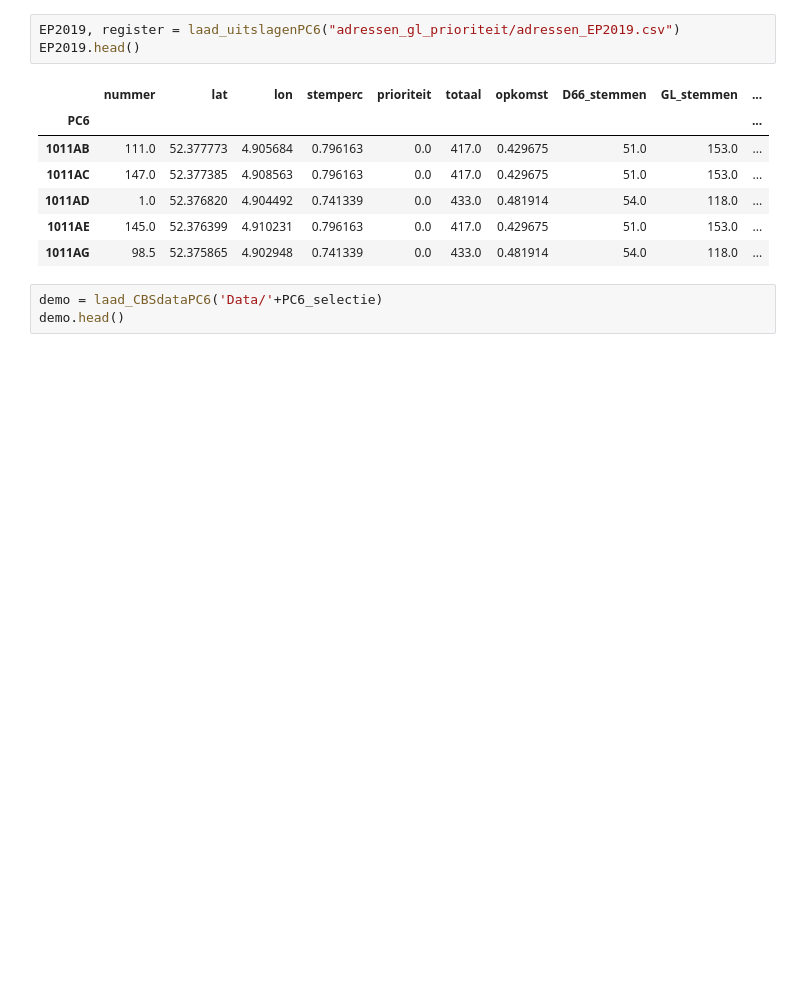
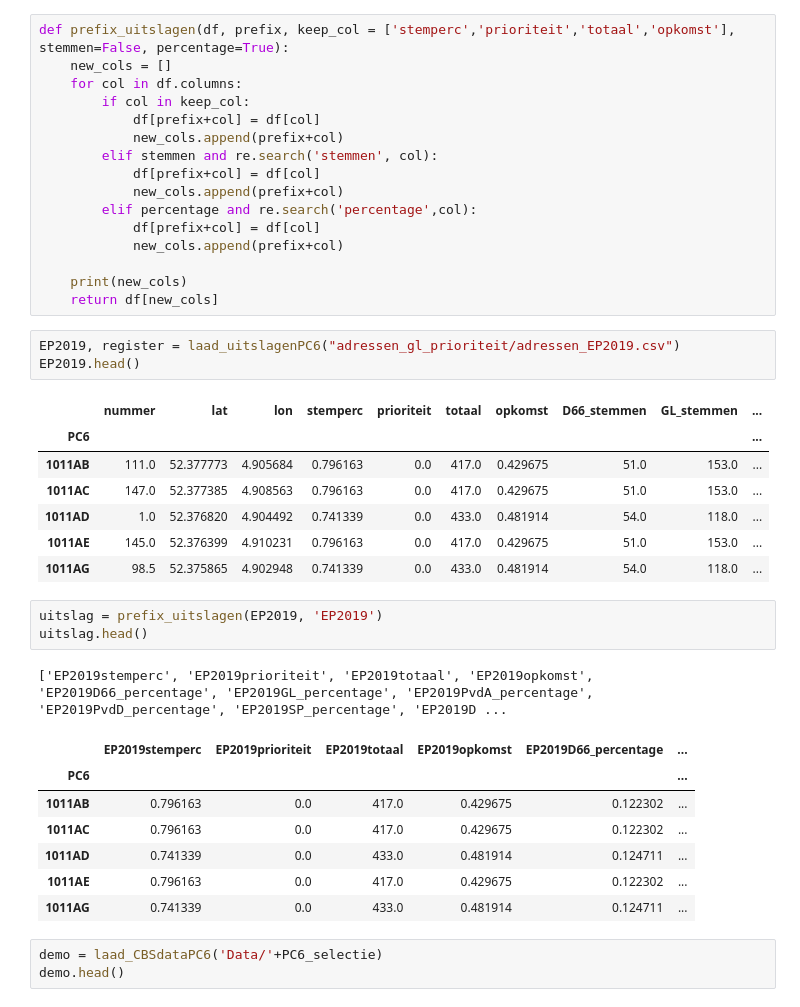
Before and after one commit to DanAugustus/KiesKaart, a Jupyter notebook: PC4e6_database.ipynb, the cells around one changed output. Saved outputs shown, nothing was run; the diff lists cells and outputs as text; blank space fills up the shorter version.

```diff
--- a/PC4e6_database.ipynb
+++ b/PC4e6_database.ipynb
@@ -302,6 +284,22 @@ def normaliseer_PC6(df, features=None, dropNA=True, drempel = None):
         df = df.dropna(axis=0)
 
     return df
+# %%
+def prefix_uitslagen(df, prefix, keep_col = ['stemperc','prioriteit','totaal','opkomst'], stemmen=False, percentage=True):
+    new_cols = []
+    for col in df.columns:
+        if col in keep_col:
+            df[prefix+col] = df[col]
+            new_cols.append(prefix+col)
+        elif stemmen and re.search('stemmen', col):
+            df[prefix+col] = df[col]
+            new_cols.append(prefix+col)
+        elif percentage and re.search('percentage',col):
+            df[prefix+col] = df[col]
+            new_cols.append(prefix+col)
+
+    print(new_cols)
+    return df[new_cols]
 # %%
 EP2019, register = laad_uitslagenPC6("adressen_gl_prioriteit/adressen_EP2019.csv")
 EP2019.head()
@@ -313,6 +311,18 @@ EP2019.head()
 | 1011AD | 1.0 | 52.376820 | 4.904492 | 0.741339 | 0.0 | 433.0 | 0.481914 | 54.0 | 118.0 | ... |
 | 1011AE | 145.0 | 52.376399 | 4.910231 | 0.796163 | 0.0 | 417.0 | 0.429675 | 51.0 | 153.0 | ... |
 | 1011AG | 98.5 | 52.375865 | 4.902948 | 0.741339 | 0.0 | 433.0 | 0.481914 | 54.0 | 118.0 | ... |
+# %%
+uitslag = prefix_uitslagen(EP2019, 'EP2019')
+uitslag.head()
+# %% [output]
+['EP2019stemperc', 'EP2019prioriteit', 'EP2019totaal', 'EP2019opkomst', 'EP2019D66_percentage', 'EP2019GL_percentage', 'EP2019PvdA_percentage', 'EP2019PvdD_percentage', 'EP2019SP_percentage', 'EP2019D ...
+|  | EP2019stemperc | EP2019prioriteit | EP2019totaal | EP2019opkomst | EP2019D66_percentage | ... |
+| PC6 |  |  |  |  |  | ... |
+| 1011AB | 0.796163 | 0.0 | 417.0 | 0.429675 | 0.122302 | ... |
+| 1011AC | 0.796163 | 0.0 | 417.0 | 0.429675 | 0.122302 | ... |
+| 1011AD | 0.741339 | 0.0 | 433.0 | 0.481914 | 0.124711 | ... |
+| 1011AE | 0.796163 | 0.0 | 417.0 | 0.429675 | 0.122302 | ... |
+| 1011AG | 0.741339 | 0.0 | 433.0 | 0.481914 | 0.124711 | ... |
 # %%
 demo = laad_CBSdataPC6('Data/'+PC6_selectie)
 demo.head()
```
Also changed, not shown: parts of 10 cells of this notebook.
